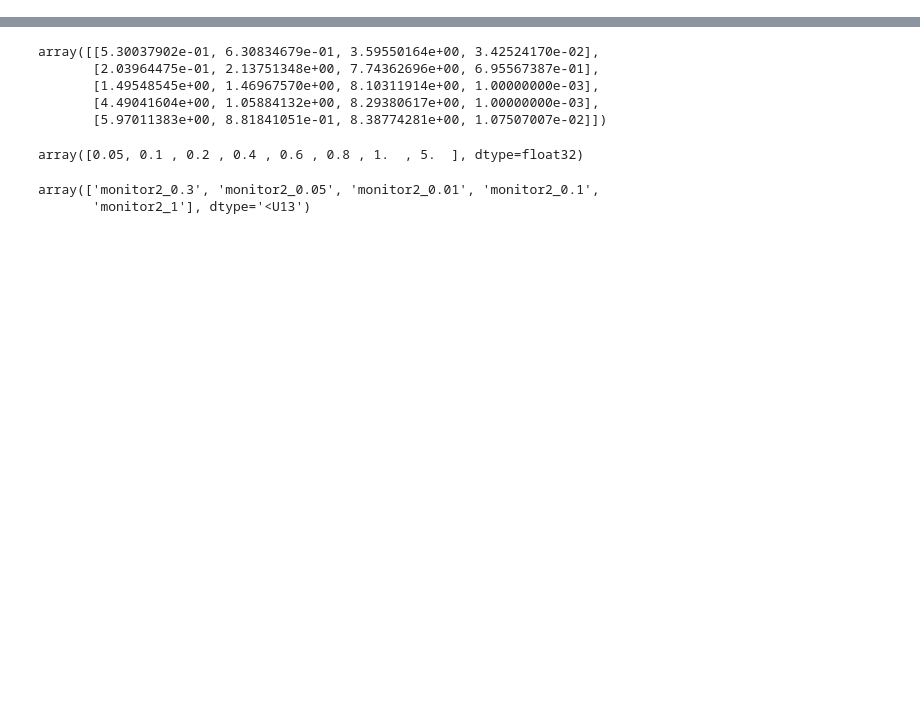
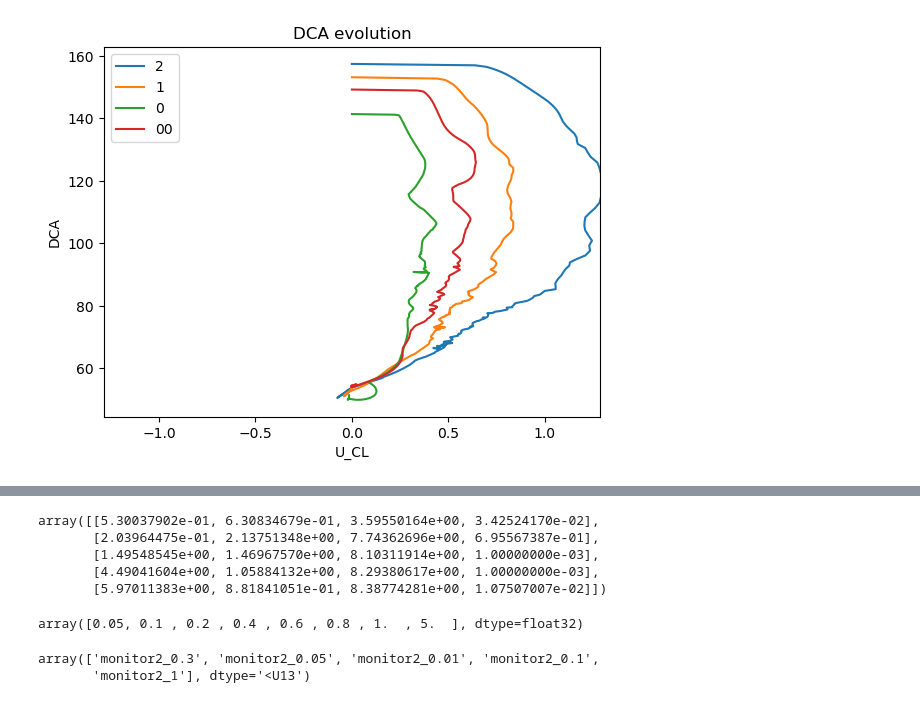
Before and after one commit to pmt58/Droplet_NGA2, a Jupyter notebook: data_analysis.ipynb, the cells around one changed output, grey strips where cells are left out. Cells and saved outputs as stored; diff of their text form; code cells hidden in the pictures; blank space fills up the shorter version.

Commit message:
exp with droplet spreading consistency under changing grid resolution

```diff
--- a/data_analysis.ipynb
+++ b/data_analysis.ipynb
@@ -73,0 +72,16 @@ array(['data_0_0', 'data_1_0', 'data_1_1', 'data_0_1'], dtype='<U8')
+# %%
+for f in f_name:
+    temp=pd.read_csv('./'+f+'/dropinfo',header=0,delimiter='\\s+')#,skiprows=1)
+    data=temp[1:].astype('float32') # Drop first row and interpret data as floating point numbers.
+    xdata=data['CL'].to_numpy()
+    ydata=data['CA.1'].to_numpy()
+    p=plt.plot(xdata,ydata,label=f.split('_')[3])
+    plt.legend()
+    plt.title('DCA evolution')
+    plt.xlabel('U_CL')
+    plt.ylabel('DCA')
+    plt.xlim([-2*np.max(xdata),2*np.max(xdata)])
+    plt.grid()
+plt.show()
+# %% [output]
+[figure, added]
```
Also changed, not shown: parts of 4 cells of this notebook, 3 other files.
